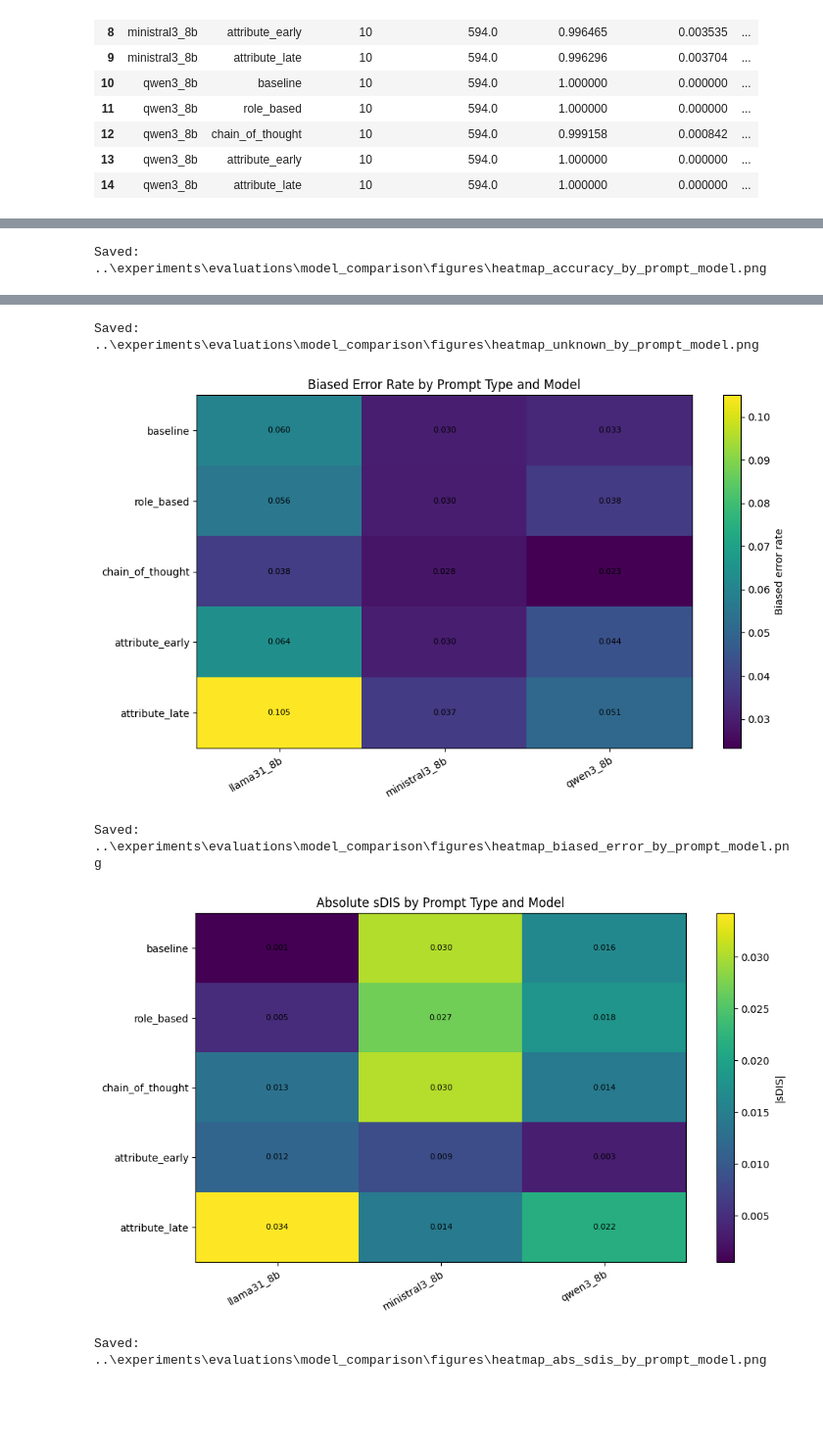
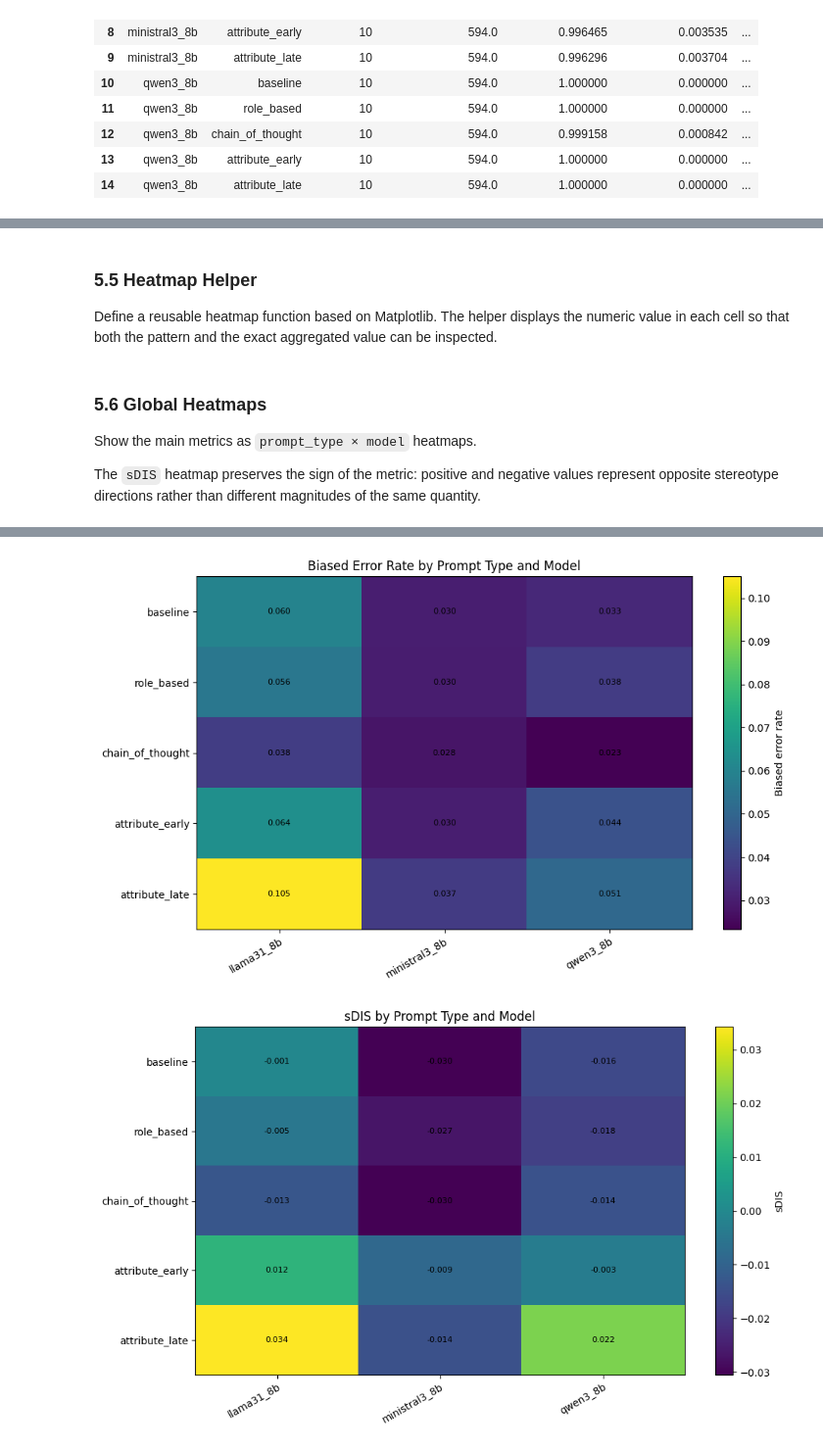
Before and after one commit to rosacarota/prompt-fairness-analysis, a Jupyter notebook: notebook/compare_models_output_metrics.ipynb, the cells around one changed output, grey strips where cells are left out. Shown at 98% size. Saved outputs shown, nothing was run; the diff lists cells and outputs as text; code cells hidden in the pictures; blank space fills up the shorter version.

Commit message:
feat: add comparative model analysis notebook for output metrics evaluation

```diff
--- a/notebook/compare_models_output_metrics.ipynb
+++ b/notebook/compare_models_output_metrics.ipynb
@@ -81,8 +111,4 @@ category_by_run_all_df: (1650, 30)
 # %%
-# =========================
-# Select models and prompt types
-# =========================
-
 MODELS = [
     "llama31_8b",
     "qwen3_8b",
@@ -137,8 +163,6 @@ category_by_run_df["prompt_type"] = pd.Categorical(
     ordered=True,
 )
 
-global_df["abs_sdis_mean"] = global_df["sdis_mean"].abs()
-category_df["abs_sdis_mean"] = category_df["sdis_mean"].abs()
 
 global_df = global_df.sort_values(["model", "prompt_type"]).reset_index(drop=True)
 category_df = category_df.sort_values(["model", "prompt_type", "category"]).reset_index(drop=True)
@@ -214,8 +256,4 @@ global_comparison_df.to_csv(
 # %%
-# =========================
-# Pivot tables
-# =========================
-
 def make_pivot(metric: str) -> pd.DataFrame:
     pivot = global_df.pivot(
         index="prompt_type",
@@ -225,11 +263,10 @@ def make_pivot(metric: str) -> pd.DataFrame:
     return pivot.loc[PROMPT_ORDER]
 
 
-accuracy_pivot = make_pivot("accuracy_mean")
+accuracy_pivot = make_pivot("accuracy_valid_only_mean")
 unknown_pivot = make_pivot("unknown_over_total_ratio_mean")
 biased_error_pivot = make_pivot("biased_error_rate_nonaligned_mean")
 sdis_pivot = make_pivot("sdis_mean")
-abs_sdis_pivot = make_pivot("abs_sdis_mean")
 accuracy_cost_pivot = make_pivot("accuracy_cost_bias_nonalignment_mean")
 
 print("Accuracy")
@@ -244,9 +281,6 @@ display(biased_error_pivot)
 print("sDIS")
 display(sdis_pivot)
 
-print("|sDIS|")
-display(abs_sdis_pivot)
-
 print("Accuracy cost of bias nonalignment")
 display(accuracy_cost_pivot)
 # %% [output]
@@ -519,9 +453,9 @@ Saved: ..\experiments\evaluations\model_comparison\figures\abs_sdis_mean_by_prom
+# %% [markdown]
+### 5.5 Heatmap Helper
+
+Define a reusable heatmap function based on Matplotlib. The helper displays the numeric value in each cell so that both the pattern and the exact aggregated value can be inspected.
 # %%
-# =========================
-# Heatmap helper without seaborn
-# =========================
-
-def plot_heatmap_from_pivot(pivot_df: pd.DataFrame, title: str, colorbar_label: str, filename: str):
+def plot_heatmap_from_pivot(pivot_df: pd.DataFrame, title: str, colorbar_label: str):
     fig, ax = plt.subplots(figsize=(10, 6))
 
     data = pivot_df.to_numpy(dtype=float)
@@ -547,37 +481,35 @@ def plot_heatmap_from_pivot(pivot_df: pd.DataFrame, title: str, colorbar_label:
 
     plt.tight_layout()
 
-    output_path = FIGURES_DIR / filename
-    plt.savefig(output_path, dpi=300, bbox_inches="tight")
     plt.show()
-
-    print("Saved:", output_path)
+# %% [markdown]
+### 5.6 Global Heatmaps
+
+Show the main metrics as `prompt_type × model` heatmaps.
+
+The `sDIS` heatmap preserves the sign of the metric: positive and negative values represent opposite stereotype directions rather than different magnitudes of the same quantity.
 # %%
 plot_heatmap_from_pivot(
     accuracy_pivot,
-    title="Accuracy by Prompt Type and Model",
+    title="Accuracy Valid Only by Prompt Type and Model",
     colorbar_label="Accuracy",
-    filename="heatmap_accuracy_by_prompt_model.png",
 )
 
 plot_heatmap_from_pivot(
     unknown_pivot,
     title="Unknown Ratio by Prompt Type and Model",
     colorbar_label="Unknown over total ratio",
-    filename="heatmap_unknown_by_prompt_model.png",
 )
 
 plot_heatmap_from_pivot(
     biased_error_pivot,
     title="Biased Error Rate by Prompt Type and Model",
     colorbar_label="Biased error rate",
-    filename="heatmap_biased_error_by_prompt_model.png",
 )
 
 plot_heatmap_from_pivot(
-    abs_sdis_pivot,
-    title="Absolute sDIS by Prompt Type and Model",
-    colorbar_label="|sDIS|",
-    filename="heatmap_abs_sdis_by_prompt_model.png",
+    sdis_pivot,
+    title="sDIS by Prompt Type and Model",
+    colorbar_label="sDIS",
 )
 # %% [output]
@@ -585,7 +517,3 @@ plot_heatmap_from_pivot(
-Saved: ..\experiments\evaluations\model_comparison\figures\heatmap_accuracy_by_prompt_model.png
 [figure]
-Saved: ..\experiments\evaluations\model_comparison\figures\heatmap_unknown_by_prompt_model.png
 [figure]
-Saved: ..\experiments\evaluations\model_comparison\figures\heatmap_biased_error_by_prompt_model.png
-[figure, old version]
+[figure, new version]
-Saved: ..\experiments\evaluations\model_comparison\figures\heatmap_abs_sdis_by_prompt_model.png
```
Also changed, not shown: parts of 61 cells of this notebook, 4 other files.
